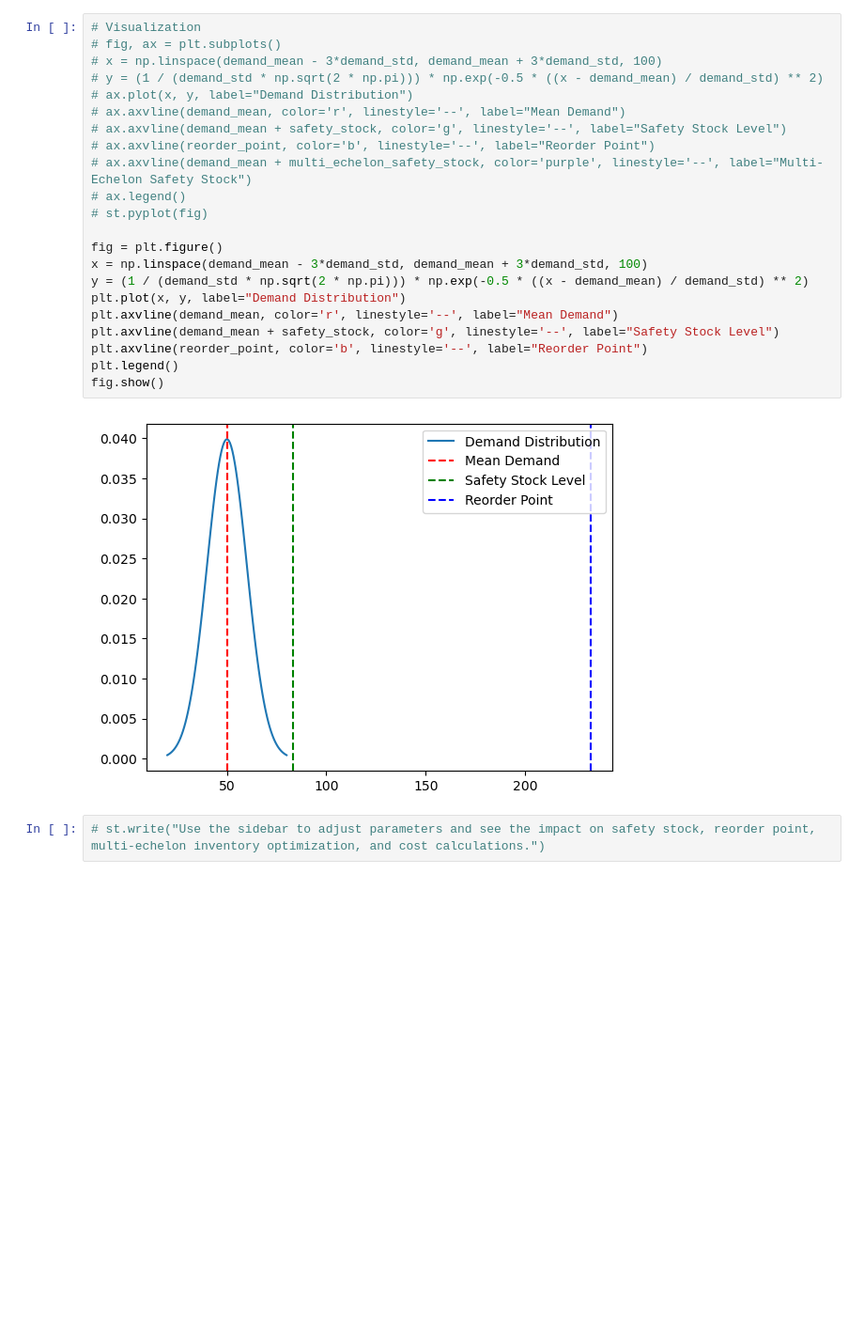
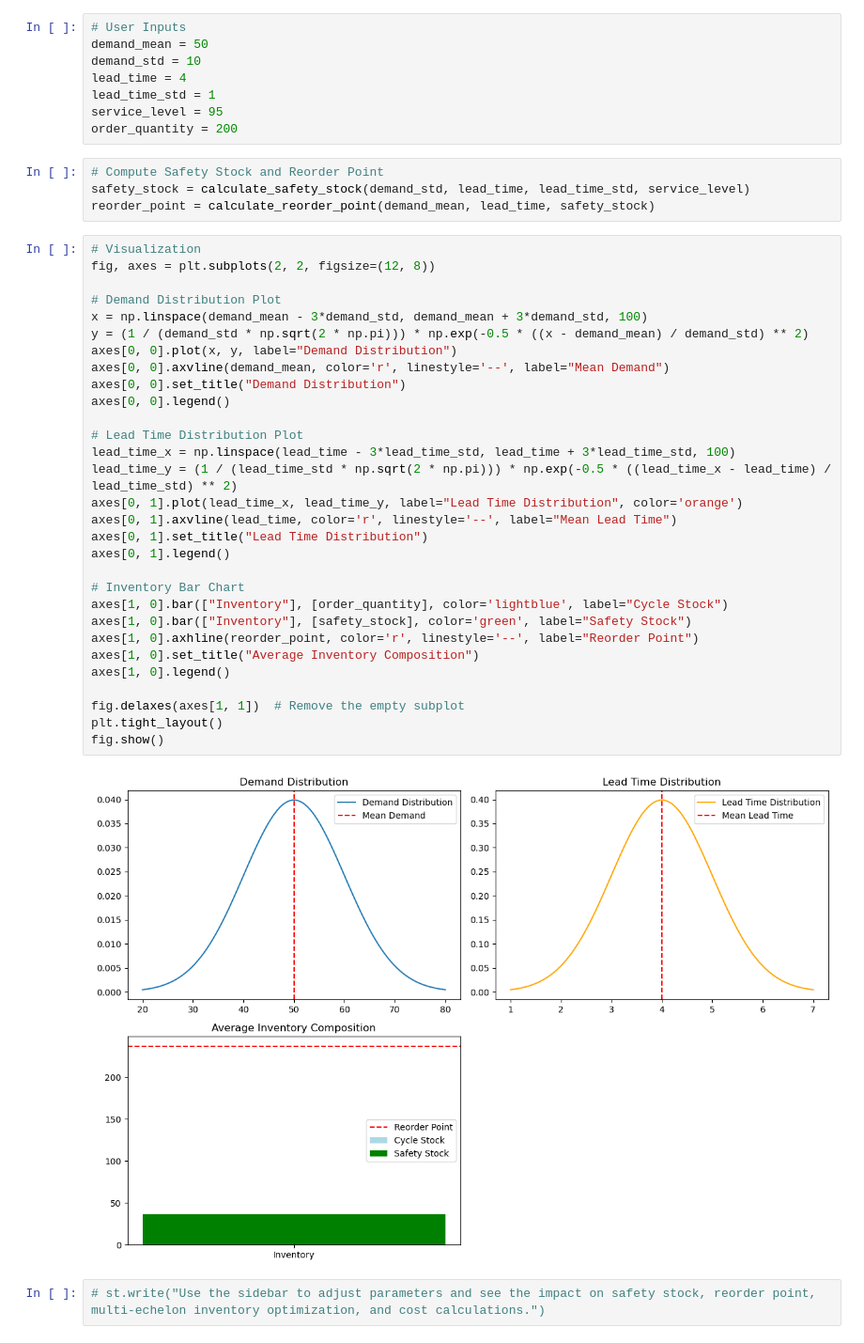
Before and after one commit to yay4john/Inventory-Optimization, a Jupyter notebook: SEIO.ipynb, the cells around one changed output. Shown: that part at 94% size. Cells and saved outputs as stored; diff of their text form; blank space fills up the shorter version.

```diff
--- a/SEIO.ipynb
+++ b/SEIO.ipynb
@@ -62,26 +16,46 @@ multi_echelon_safety_stock = calculate_multi_echelon_safety_stock(demand_mean, d
+# %%
+# User Inputs
+demand_mean = 50
+demand_std = 10
+lead_time = 4
+lead_time_std = 1
+service_level = 95
+order_quantity = 200
+# %%
+# Compute Safety Stock and Reorder Point
+safety_stock = calculate_safety_stock(demand_std, lead_time, lead_time_std, service_level)
+reorder_point = calculate_reorder_point(demand_mean, lead_time, safety_stock)
 # %%
 # Visualization
-# fig, ax = plt.subplots()
-# x = np.linspace(demand_mean - 3*demand_std, demand_mean + 3*demand_std, 100)
-# y = (1 / (demand_std * np.sqrt(2 * np.pi))) * np.exp(-0.5 * ((x - demand_mean) / demand_std) ** 2)
-# ax.plot(x, y, label="Demand Distribution")
-# ax.axvline(demand_mean, color='r', linestyle='--', label="Mean Demand")
-# ax.axvline(demand_mean + safety_stock, color='g', linestyle='--', label="Safety Stock Level")
-# ax.axvline(reorder_point, color='b', linestyle='--', label="Reorder Point")
-# ax.axvline(demand_mean + multi_echelon_safety_stock, color='purple', linestyle='--', label="Multi-Echelon Safety Stock")
-# ax.legend()
-# st.pyplot(fig)
+fig, axes = plt.subplots(2, 2, figsize=(12, 8))
 
-fig = plt.figure()
+# Demand Distribution Plot
 x = np.linspace(demand_mean - 3*demand_std, demand_mean + 3*demand_std, 100)
 y = (1 / (demand_std * np.sqrt(2 * np.pi))) * np.exp(-0.5 * ((x - demand_mean) / demand_std) ** 2)
-plt.plot(x, y, label="Demand Distribution")
-plt.axvline(demand_mean, color='r', linestyle='--', label="Mean Demand")
-plt.axvline(demand_mean + safety_stock, color='g', linestyle='--', label="Safety Stock Level")
-plt.axvline(reorder_point, color='b', linestyle='--', label="Reorder Point")
-plt.legend()
+axes[0, 0].plot(x, y, label="Demand Distribution")
+axes[0, 0].axvline(demand_mean, color='r', linestyle='--', label="Mean Demand")
+axes[0, 0].set_title("Demand Distribution")
+axes[0, 0].legend()
+
+# Lead Time Distribution Plot
+lead_time_x = np.linspace(lead_time - 3*lead_time_std, lead_time + 3*lead_time_std, 100)
+lead_time_y = (1 / (lead_time_std * np.sqrt(2 * np.pi))) * np.exp(-0.5 * ((lead_time_x - lead_time) / lead_time_std) ** 2)
+axes[0, 1].plot(lead_time_x, lead_time_y, label="Lead Time Distribution", color='orange')
+axes[0, 1].axvline(lead_time, color='r', linestyle='--', label="Mean Lead Time")
+axes[0, 1].set_title("Lead Time Distribution")
+axes[0, 1].legend()
+
+# Inventory Bar Chart
+axes[1, 0].bar(["Inventory"], [order_quantity], color='lightblue', label="Cycle Stock")
+axes[1, 0].bar(["Inventory"], [safety_stock], color='green', label="Safety Stock")
+axes[1, 0].axhline(reorder_point, color='r', linestyle='--', label="Reorder Point")
+axes[1, 0].set_title("Average Inventory Composition")
+axes[1, 0].legend()
+
+fig.delaxes(axes[1, 1])  # Remove the empty subplot
+plt.tight_layout()
 fig.show()
 # %% [output]
-[figure, old version]
+[figure, new version]
 # %%
 # st.write("Use the sidebar to adjust parameters and see the impact on safety stock, reorder point, multi-echelon inventory optimization, and cost calculations.")
```
Also changed, not shown: parts of 5 cells of this notebook, 1 other file.
